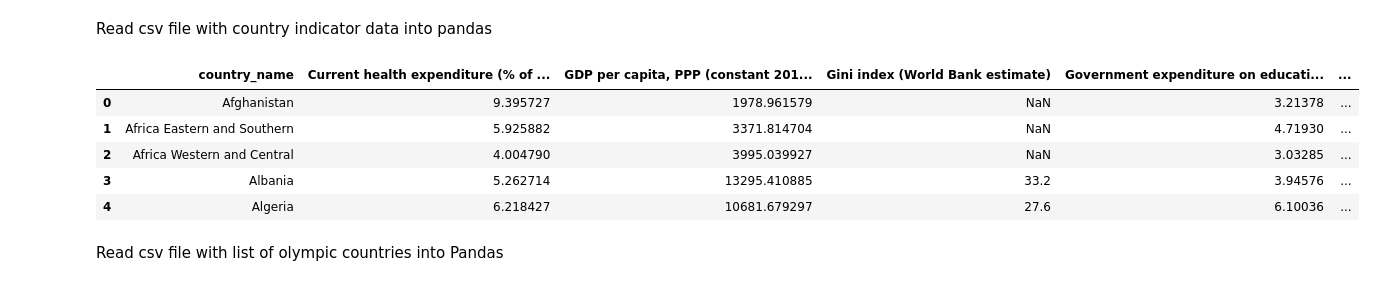
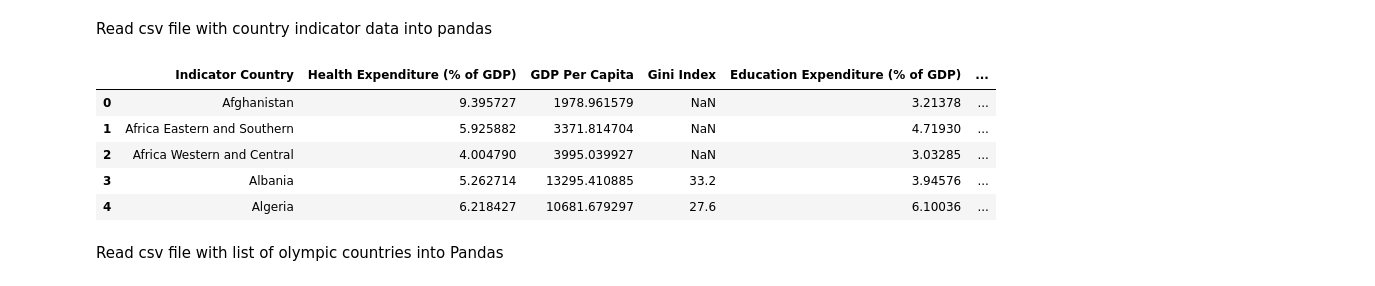
Before and after one commit to blantj/olympic_medal_classification, a Jupyter notebook: Modeling.ipynb, the cells around one changed output. Drawn from its saved outputs; the diff is of its cells as text; code cells hidden in the pictures.

```diff
--- a/Modeling.ipynb
+++ b/Modeling.ipynb
@@ -23,9 +24,15 @@ medals_df.head()
 Read csv file with country indicator data into pandas
 # %%
 indicators_df = pd.read_csv('Data/indicators.csv')
+indicators_df.columns = ['Indicator Country', 'Health Expenditure (% of GDP)', 'GDP Per Capita', 'Gini Index',
+                         'Education Expenditure (% of GDP)', 'Migrant Population Proportion',
+                         'Air Pollution Exposure', 'Ages 20-24 Female Population Proportion',
+                         'Ages 20-24 Male Population Proportion', 'Ages 25-29 Female Population Proportion',
+                         'Ages 25-29 Male Population Proportion', 'Ages 30-34 Female Population Proportion',
+                         'Ages 30-34 Male Population Proportion', 'Population', 'Urban Population Proportion']
 indicators_df.head()
 # %% [output]
-|  | country_name | Current health expenditure (% of ... | GDP per capita, PPP (constant 201... | Gini index (World Bank estimate) | Government expenditure on educati... | ... |
+|  | Indicator Country | Health Expenditure (% of GDP) | GDP Per Capita | Gini Index | Education Expenditure (% of GDP) | ... |
 | 0 | Afghanistan | 9.395727 | 1978.961579 | NaN | 3.21378 | ... |
 | 1 | Africa Eastern and Southern | 5.925882 | 3371.814704 | NaN | 4.71930 | ... |
 | 2 | Africa Western and Central | 4.004790 | 3995.039927 | NaN | 3.03285 | ... |
```
Also changed, not shown: parts of 24 cells of this notebook, 3 other files.
